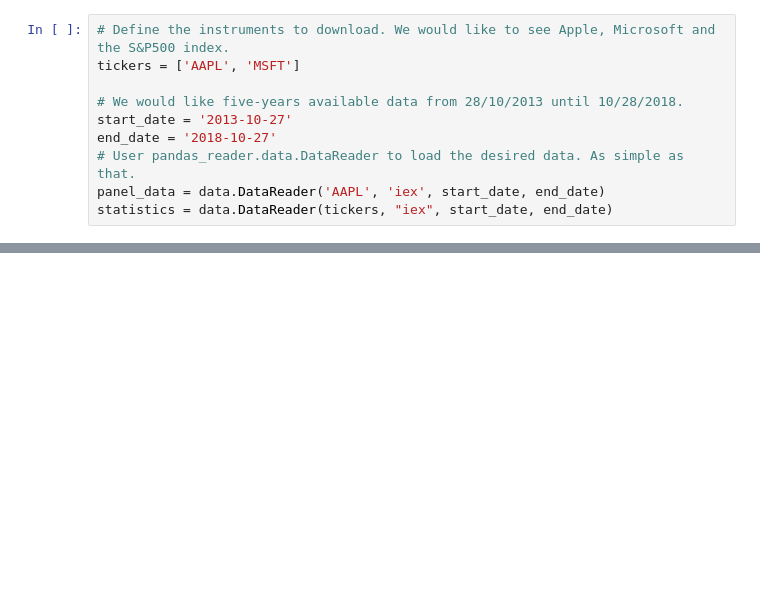
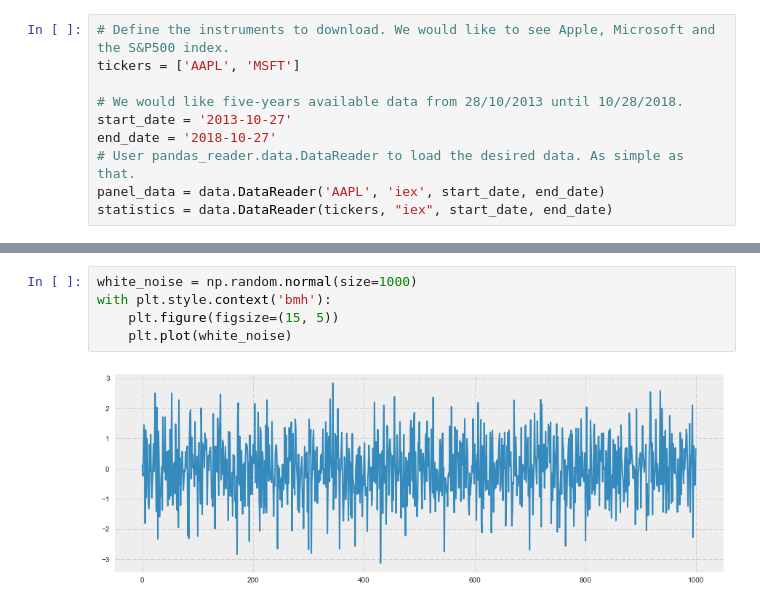
Before and after one commit to BartSu/StockRecommendationSystem, a Jupyter notebook: IEX_Fiance_API.ipynb, the cells around one changed output, grey strips where cells are left out. Cells and saved outputs as stored; diff of their text form; blank space fills up the shorter version.

```diff
--- a/IEX_Fiance_API.ipynb
+++ b/IEX_Fiance_API.ipynb
@@ -65,0 +47,7 @@ plt.show()
+# %%
+white_noise = np.random.normal(size=1000)
+with plt.style.context('bmh'):
+    plt.figure(figsize=(15, 5))
+    plt.plot(white_noise)
+# %% [output]
+[figure, added]
```
Also changed, not shown: parts of 3 cells of this notebook, 2 other files.
